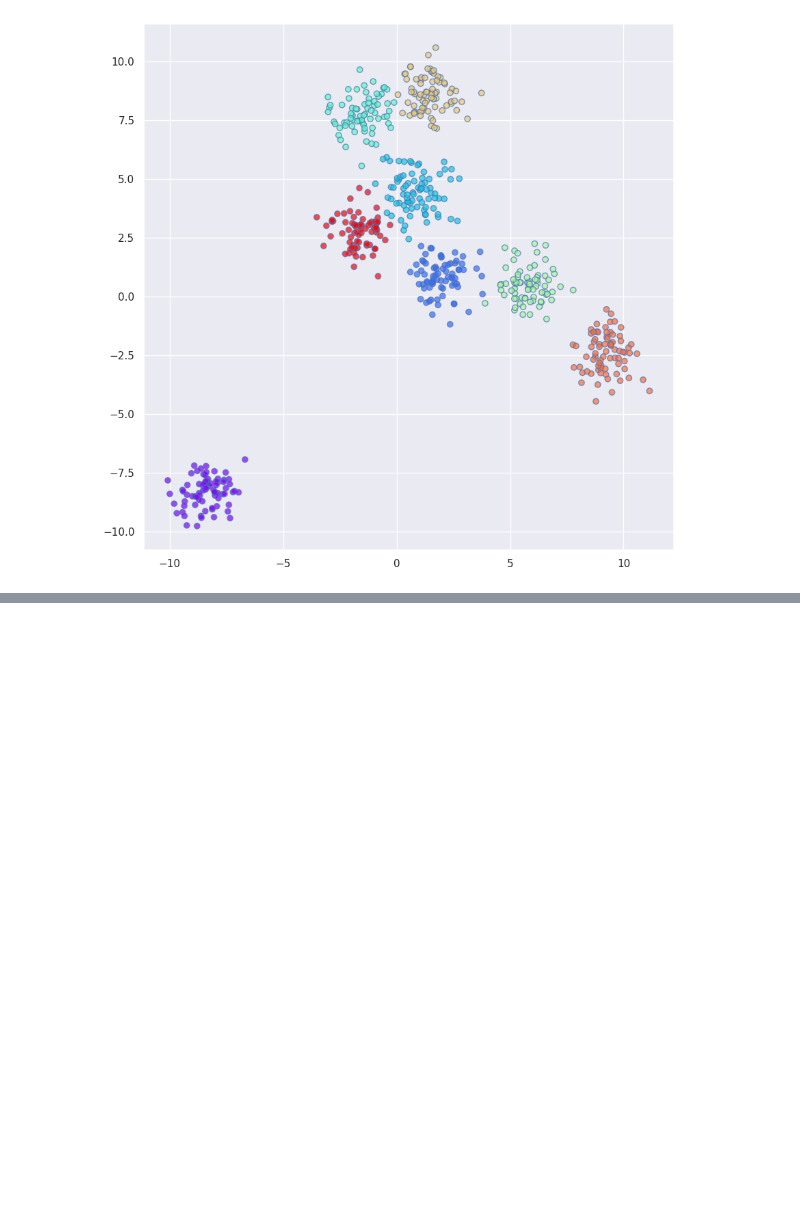
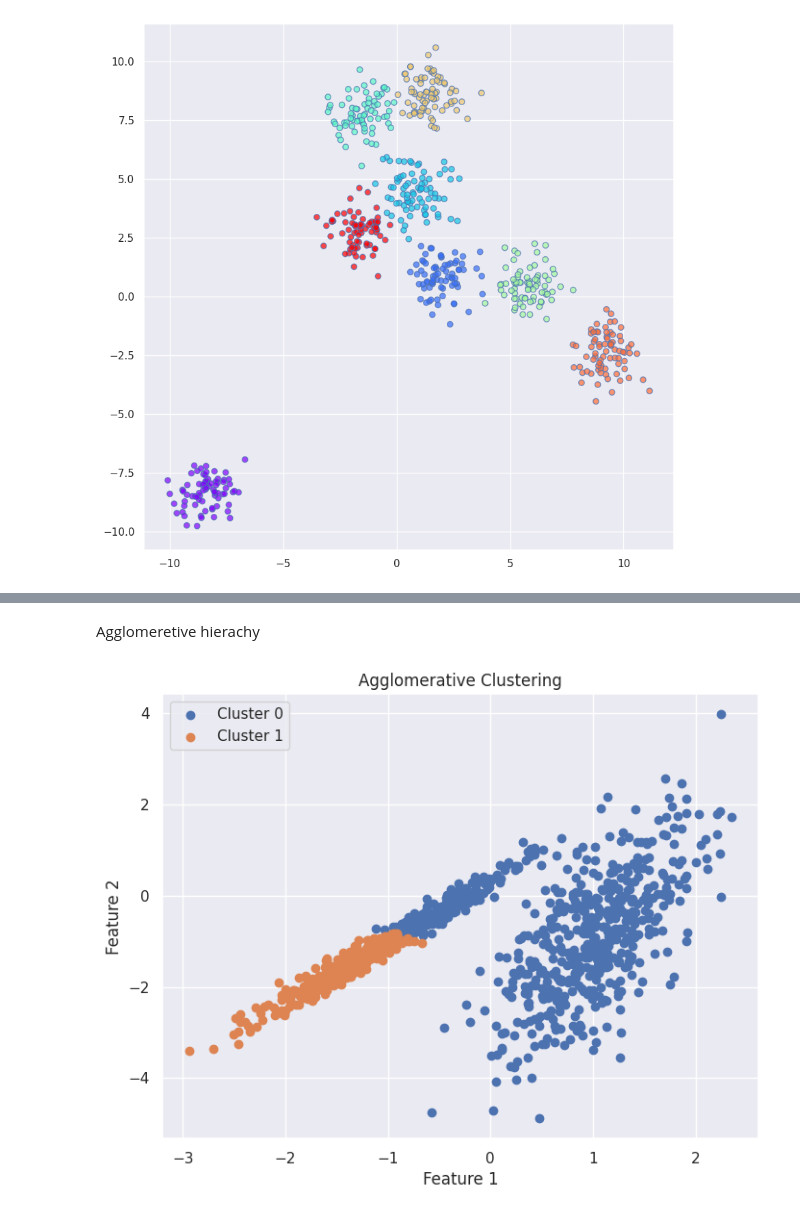
Before and after one commit to Lillian-muchoki/AI-TruthGuard-Bias, a Jupyter notebook: clustering-assignment.ipynb, the cells around one changed output, grey strips where cells are left out. Cells and saved outputs as stored; diff of their text form; code cells hidden in the pictures; blank space fills up the shorter version.

```diff
--- a/clustering-assignment.ipynb
+++ b/clustering-assignment.ipynb
@@ -235,0 +316,41 @@ plt.show()
+# %% [markdown]
+Agglomeretive hierachy
+# %%
+import numpy as np
+import matplotlib.pyplot as plt
+from sklearn.datasets import make_classification
+from sklearn.cluster import AgglomerativeClustering
+
+# Initialize dataset
+training_data, _ = make_classification(
+    n_samples=1000,
+    n_features=2,
+    n_informative=2,
+    n_redundant=0,
+    n_clusters_per_class=1,
+    random_state=4
+)
+
+# Define the model
+agglomerative_model = AgglomerativeClustering(n_clusters=2)
+
+# Assign each data point to a cluster
+agglomerative_result = agglomerative_model.fit_predict(training_data)
+
+# Get all unique clusters
+agglomerative_clusters = np.unique(agglomerative_result)
+
+# Plot the clusters
+plt.figure(figsize=(8, 6))
+for agglomerative_cluster in agglomerative_clusters:
+    index = np.where(agglomerative_result == agglomerative_cluster)  # Corrected line
+    plt.scatter(training_data[index, 0], training_data[index, 1], label=f'Cluster {agglomerative_cluster}')
+
+# Plot formatting
+plt.xlabel("Feature 1")
+plt.ylabel("Feature 2")
+plt.title("Agglomerative Clustering")
+plt.legend()
+plt.show()
+# %% [output]
+[figure, added]
```
Also changed, not shown: parts of 21 cells of this notebook.
